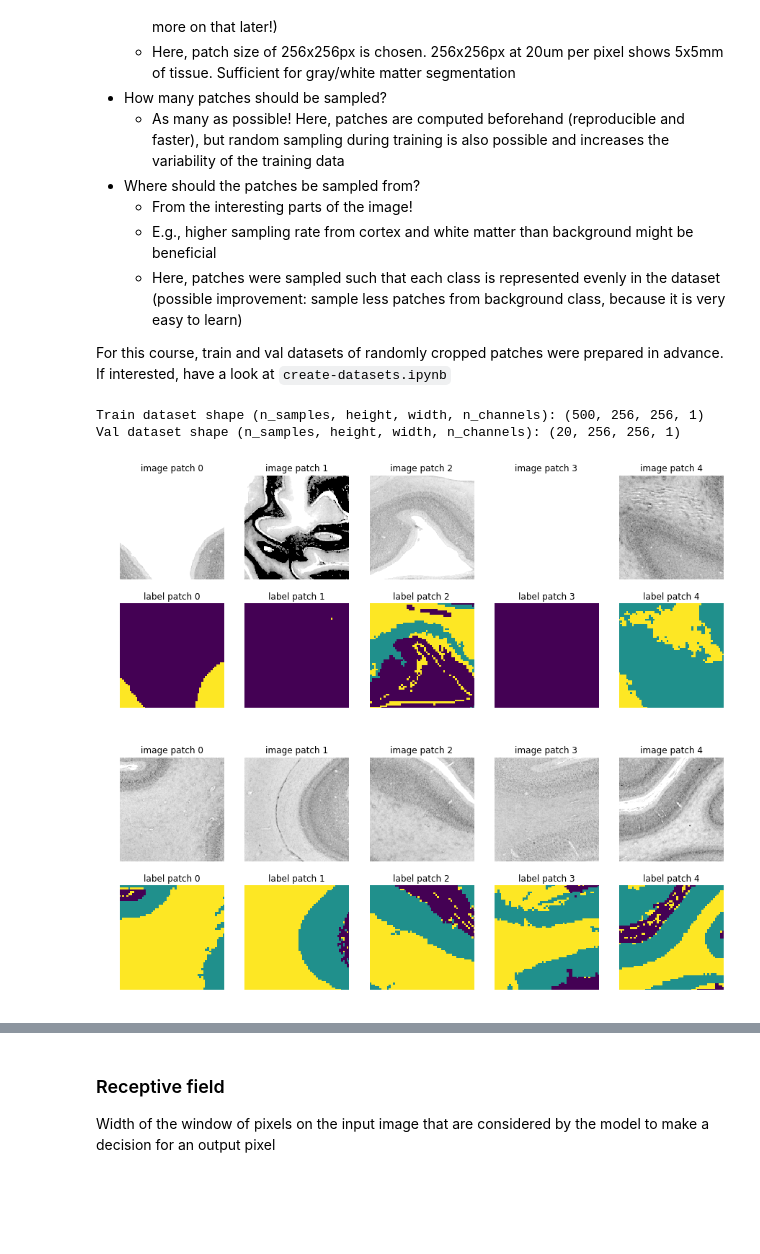
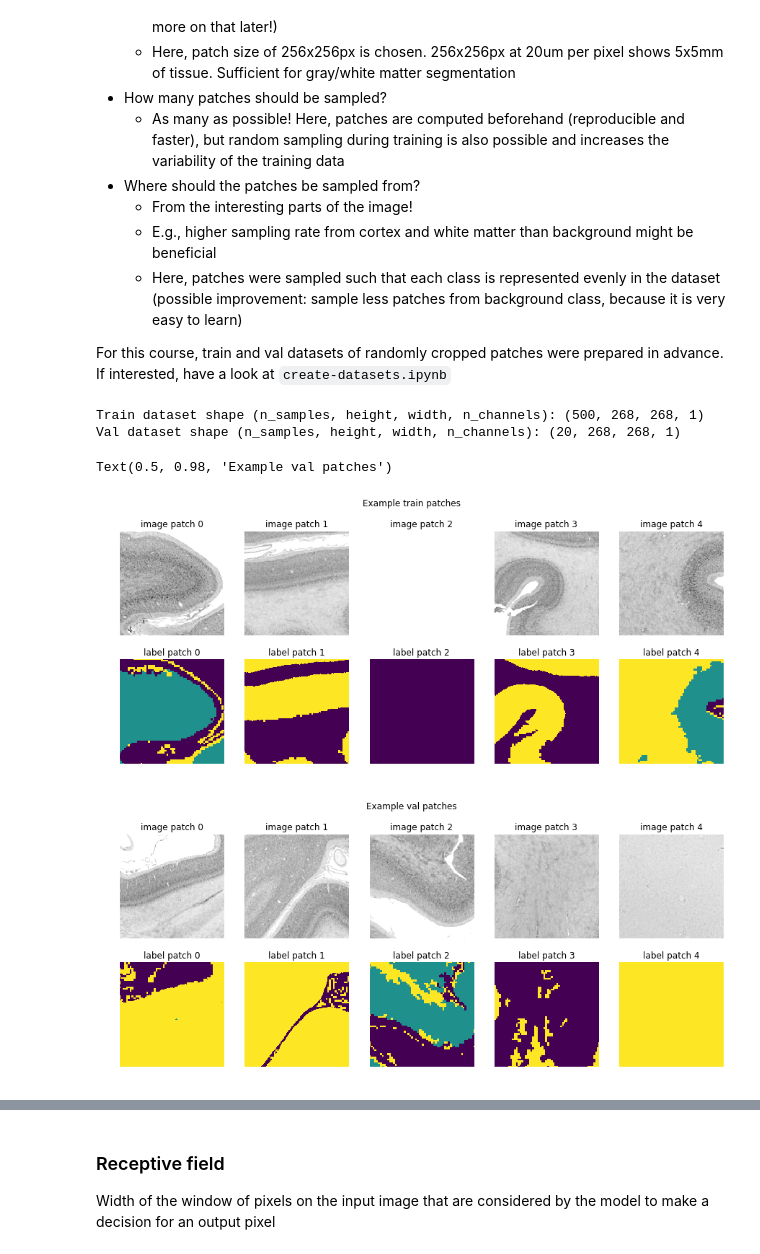
Before and after one commit to hspitzer/histo-seg, a Jupyter notebook: tutorial-segmentation.ipynb, the cells around one changed output, grey strips where cells are left out. Drawn from its saved outputs; the diff is of its cells as text; code cells hidden in the pictures; blank space fills up the shorter version.

```diff
--- a/tutorial-segmentation.ipynb
+++ b/tutorial-segmentation.ipynb
@@ -142,36 +140,34 @@ res = np.load(os.path.join(data_dir, "val_gmwm.npz"))
 X_val = res['X']
 Y_val = res['Y']
 res.close()
-# %%
-print("Train dataset shape (n_samples, height, width, n_channels): {}".format(X_train.shape))
-print("Val dataset shape (n_samples, height, width, n_channels): {}".format(X_val.shape))
-
-# visualize image and label patches
-fig, axes = plt.subplots(2,5, figsize=(15,6))
-for i,ax in enumerate(axes[0]):
-    ax.imshow(X_train[i,:,:,0], cmap='gray', vmin=0, vmax=255)
-    ax.axis('off')
-    ax.set_title('image patch {}'.format(i))
-for i,ax in enumerate(axes[1]):
-    ax.imshow(Y_train[i,:,:,0], vmin=0, vmax=2)
-    ax.axis('off')
-    ax.set_title('label patch {}'.format(i))
-
-# visualize image and label patches
-fig, axes = plt.subplots(2,5, figsize=(15,6))
-for i,ax in enumerate(axes[0]):
-    ax.imshow(X_val[i,:,:,0], cmap='gray', vmin=0, vmax=255)
-    ax.axis('off')
-    ax.set_title('image patch {}'.format(i))
-for i,ax in enumerate(axes[1]):
-    ax.imshow(Y_val[i,:,:,0], vmin=0, vmax=2)
-    ax.axis('off')
-    ax.set_title('label patch {}'.format(i))
-# %% [output]
-Train dataset shape (n_samples, height, width, n_channels): (500, 256, 256, 1)
-Val dataset shape (n_samples, height, width, n_channels): (20, 256, 256, 1)
-[figure, removed]
-[figure, removed]
+# %%
+def plot_dataset(X, Y, num=5, vmin=0, vmax=255, vmax_labels=2):
+    fig, axes = plt.subplots(2,num, figsize=(15,6))
+    for i,ax in enumerate(axes[0]):
+        ax.imshow(X[i,:,:,0], cmap='gray', vmin=vmin, vmax=vmax)
+        ax.axis('off')
+        ax.set_title('image patch {}'.format(i))
+    for i,ax in enumerate(axes[1]):
+        ax.imshow(Y[i,:,:,0], vmin=0, vmax=vmax_labels)
+        ax.axis('off')
+        ax.set_title('label patch {}'.format(i))
+    return fig
+
+print("Train dataset shape (n_samples, height, width, n_channels): {}".format(X_train.shape))
+print("Val dataset shape (n_samples, height, width, n_channels): {}".format(X_val.shape))
+
+# visualize image and label patches
+fig = plot_dataset(X_train, Y_train)
+fig.suptitle("Example train patches")
+
+fig = plot_dataset(X_val, Y_val)
+fig.suptitle("Example val patches")
+# %% [output]
+Train dataset shape (n_samples, height, width, n_channels): (500, 268, 268, 1)
+Val dataset shape (n_samples, height, width, n_channels): (20, 268, 268, 1)
+Text(0.5, 0.98, 'Example val patches')
+[figure, added]
+[figure, added]
 # %% [markdown]
 ## 1.2. U-Net architecture for image segmentation
 - Neural network for segmentation of large images should be memory-efficient, to enable training with large batch sizes
```
Also changed, not shown: parts of 35 cells of this notebook, 1 other file.
